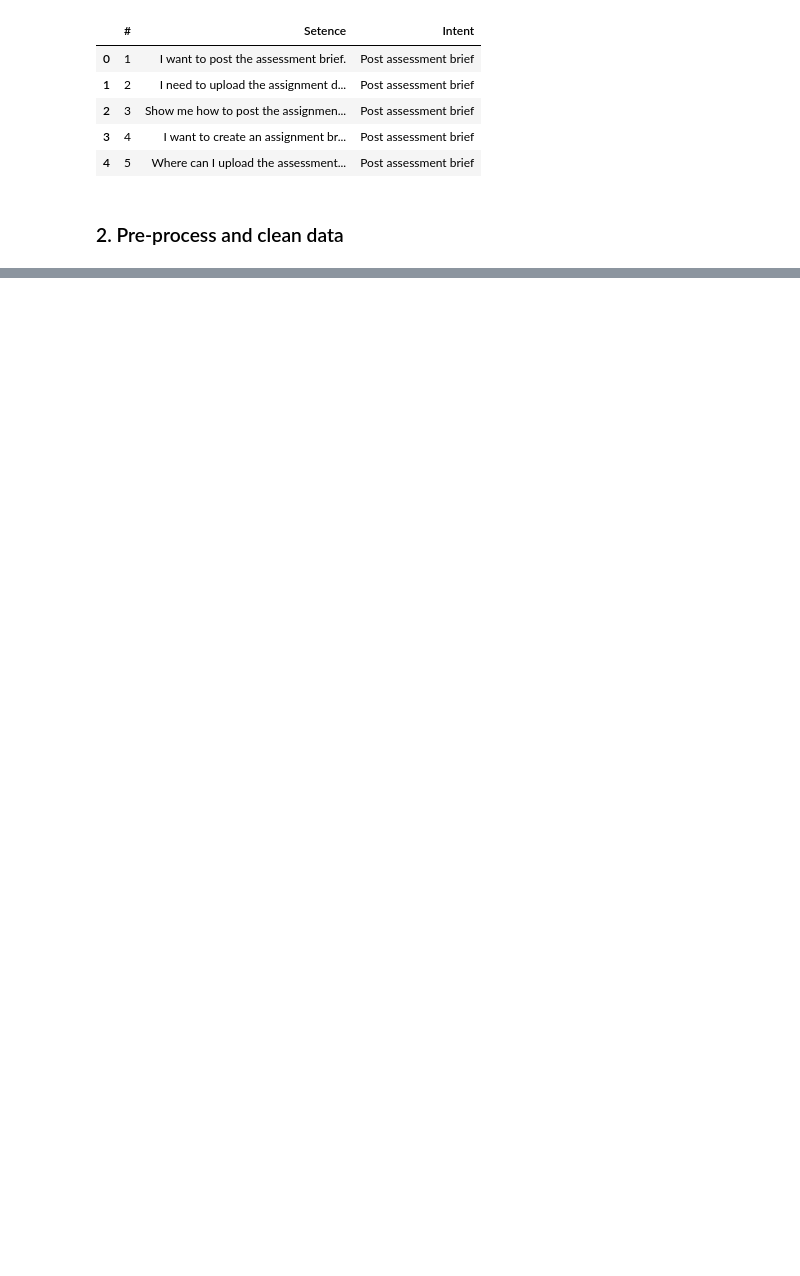
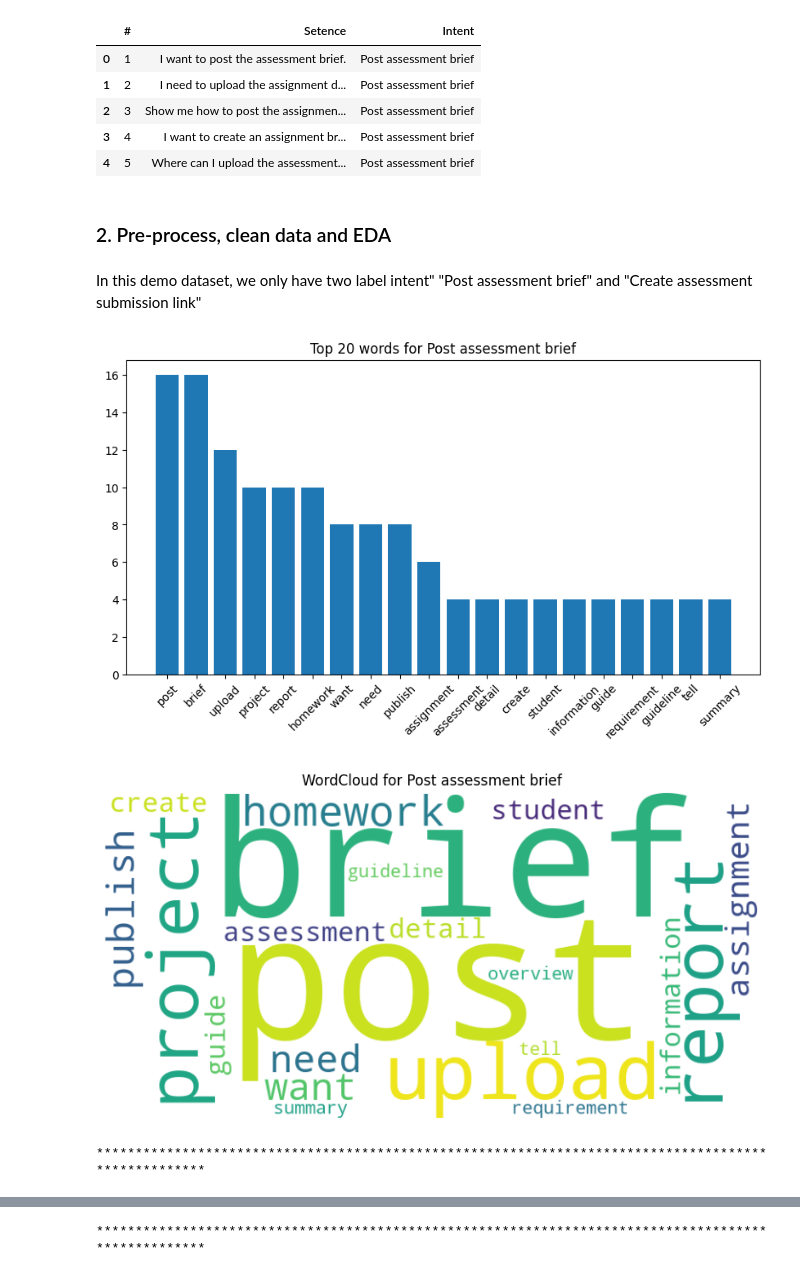
Before and after one commit to KimHLU/ai_tool, a Jupyter notebook: main.ipynb, the cells around one changed output, grey strips where cells are left out. Drawn from its saved outputs; the diff is of its cells as text; code cells hidden in the pictures; blank space fills up the shorter version.

Commit message:
Update 26/08
1. EDA completed;
2. Working on training data

```diff
--- a/main.ipynb
+++ b/main.ipynb
@@ -32,4 +88,50 @@ df.head()
 | 3 | 4 | I want to create an assignment br... | Post assessment brief |
 | 4 | 5 | Where can I upload the assessment... | Post assessment brief |
 # %% [markdown]
-### 2. Pre-process and clean data
+### 2. Pre-process, clean data and EDA
+# %% [markdown]
+In this demo dataset, we only have two label intent" "Post assessment brief" and "Create assessment submission link"
+# %%
+#set the stop words. Stop words are common words that do not add much meaning to a sentence.
+nlp = spacy.load("en_core_web_sm")
+stop_words = STOP_WORDS
+
+#create a function to tokenize the text, and remove stop words in the sentences
+def tokenize(text):
+    token = nlp(text)
+    tokens = [word.lemma_.lower().strip() for word in token if word.lemma_ != "-PRON-"]
+    tokens = [word for word in tokens if word not in stop_words and word not in string.punctuation]
+    return tokens
+# %%
+#apply the tokenize function to the sentences in the dataframe
+for intent in df['Intent'].unique():
+    subset = df[df['Intent'] == intent]['Setence']
+
+    tokens = []
+    for sentence in subset:
+        tokens.extend(tokenize(sentence))
+
+    counter = Counter(tokens)
+    common_words = counter.most_common(20)
+
+    #create bar chart for each intent
+    words, counts = zip(*common_words)
+    plt.figure(figsize=(10,5))
+    plt.bar(words, counts)
+    plt.xticks(rotation=45)
+    plt.title(f'Top 20 words for {intent}')
+    plt.show()
+
+    #create word cloud map for each intent
+    wordcloud = WordCloud(width = 800, height = 400, background_color = 'white').generate_from_frequencies(counter)
+    plt.figure(figsize=(10,5))
+    plt.imshow(wordcloud, interpolation='bilinear')
+    plt.axis('off')
+    plt.title(f'WordCloud for {intent}')
+    plt.show()
+
+    print("*" *100)
+# %% [output]
+[figure, added]
+[figure, added]
+****************************************************************************************************
@@ -35,0 +140 @@ df.head()
+****************************************************************************************************
```
Also changed, not shown: parts of 6 cells of this notebook, 1 other file.
